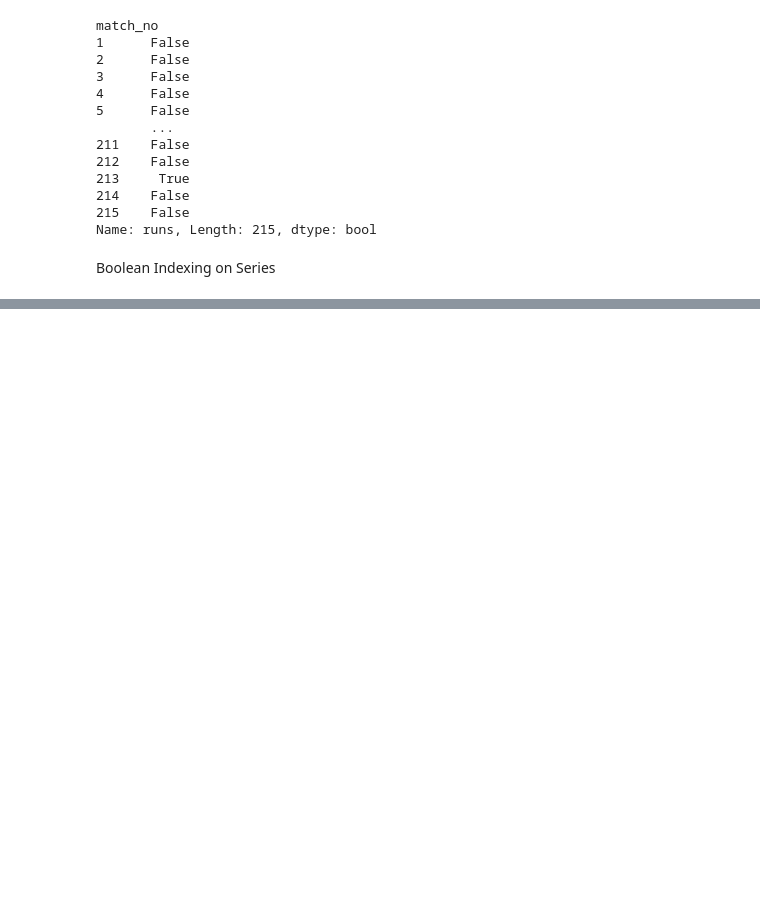
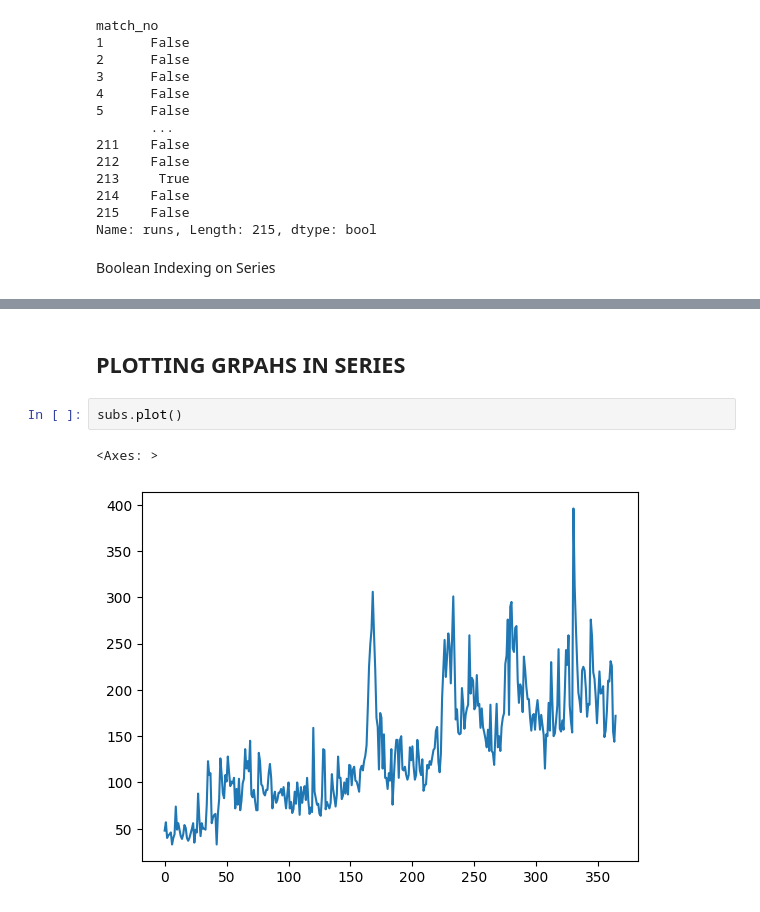
Before and after one commit to manisharoshini/In-my-python-era, a Jupyter notebook: Python Libraries/Pandas/2.SeriesFunctions.ipynb, the cells around one changed output, grey strips where cells are left out. Drawn from its saved outputs; the diff is of its cells as text; blank space fills up the shorter version.

```diff
--- a/Python Libraries/Pandas/2.SeriesFunctions.ipynb
+++ b/Python Libraries/Pandas/2.SeriesFunctions.ipynb
@@ -770,0 +782,7 @@ Name: runs, dtype: int64
+# %% [markdown]
+## **PLOTTING GRPAHS IN SERIES**
+# %%
+subs.plot()
+# %% [output]
+<Axes: >
+[figure, added]
```
Also changed, not shown: parts of 5 cells of this notebook.
